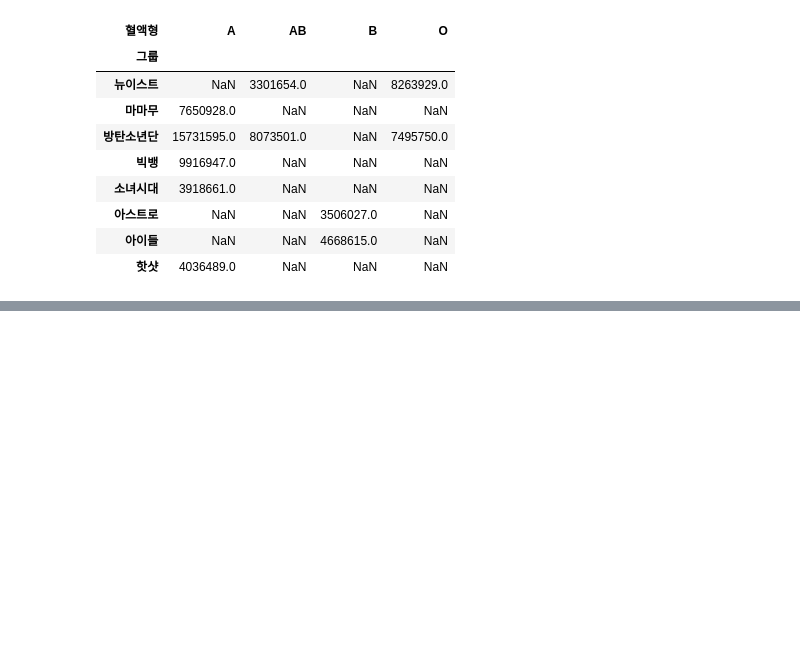
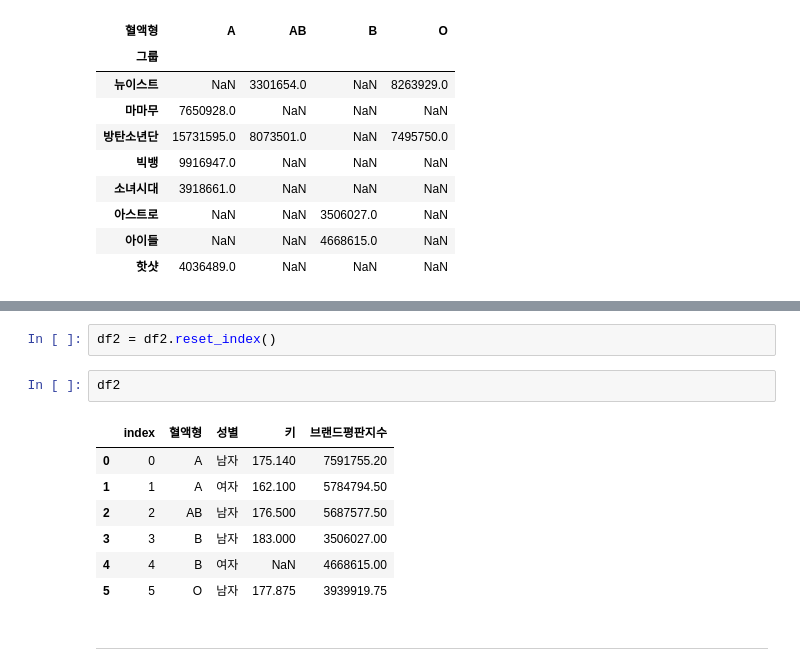
Before and after one commit to star77sa/TIL-Blog, a Jupyter notebook: _notebooks/2021-08-09-Pandas.ipynb, the cells around one changed output, grey strips where cells are left out. Drawn from its saved outputs; the diff is of its cells as text; blank space fills up the shorter version.

```diff
--- a/_notebooks/2021-08-09-Pandas.ipynb
+++ b/_notebooks/2021-08-09-Pandas.ipynb
@@ -580,0 +696,14 @@ pd.pivot_table(df, index = '그룹', columns = '혈액형', values = '브랜드
+# %%
+df2 = df2.reset_index()
+# %%
+df2
+# %% [output]
+|  | index | 혈액형 | 성별 | 키 | 브랜드평판지수 |
+| 0 | 0 | A | 남자 | 175.140 | 7591755.20 |
+| 1 | 1 | A | 여자 | 162.100 | 5784794.50 |
+| 2 | 2 | AB | 남자 | 176.500 | 5687577.50 |
+| 3 | 3 | B | 남자 | 183.000 | 3506027.00 |
+| 4 | 4 | B | 여자 | NaN | 4668615.00 |
+| 5 | 5 | O | 남자 | 177.875 | 3939919.75 |
+# %% [markdown]
+---
```
Also changed, not shown: parts of 24 cells of this notebook.
